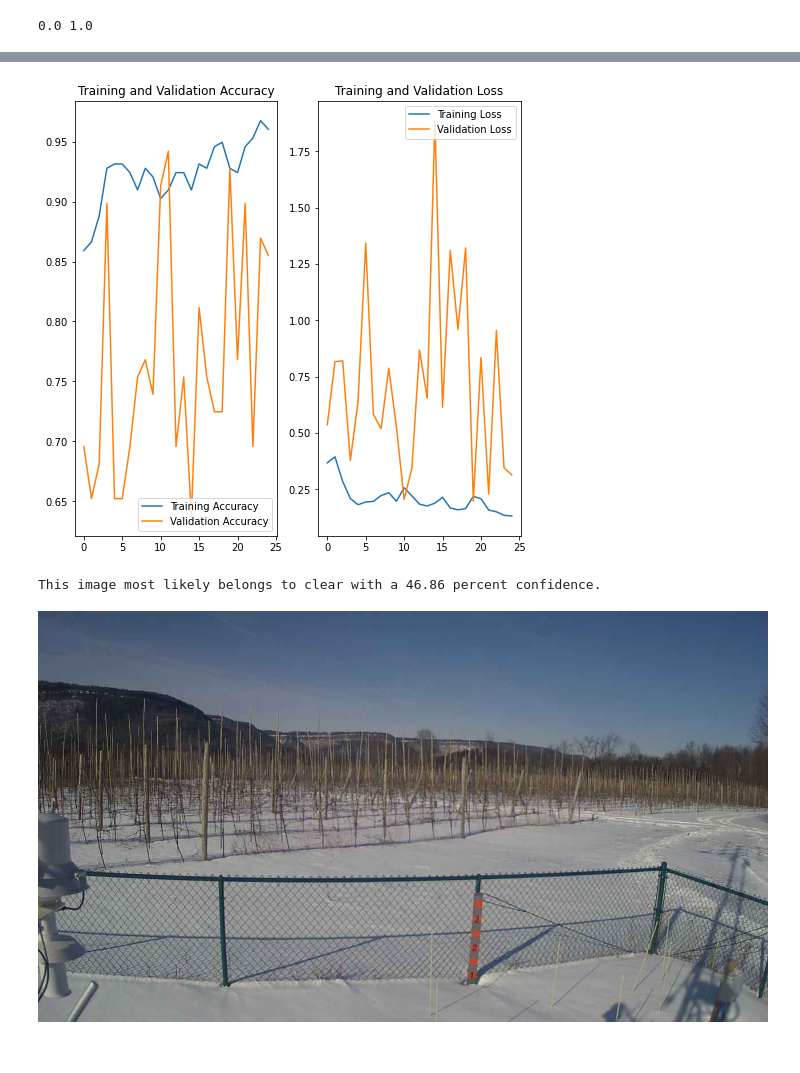
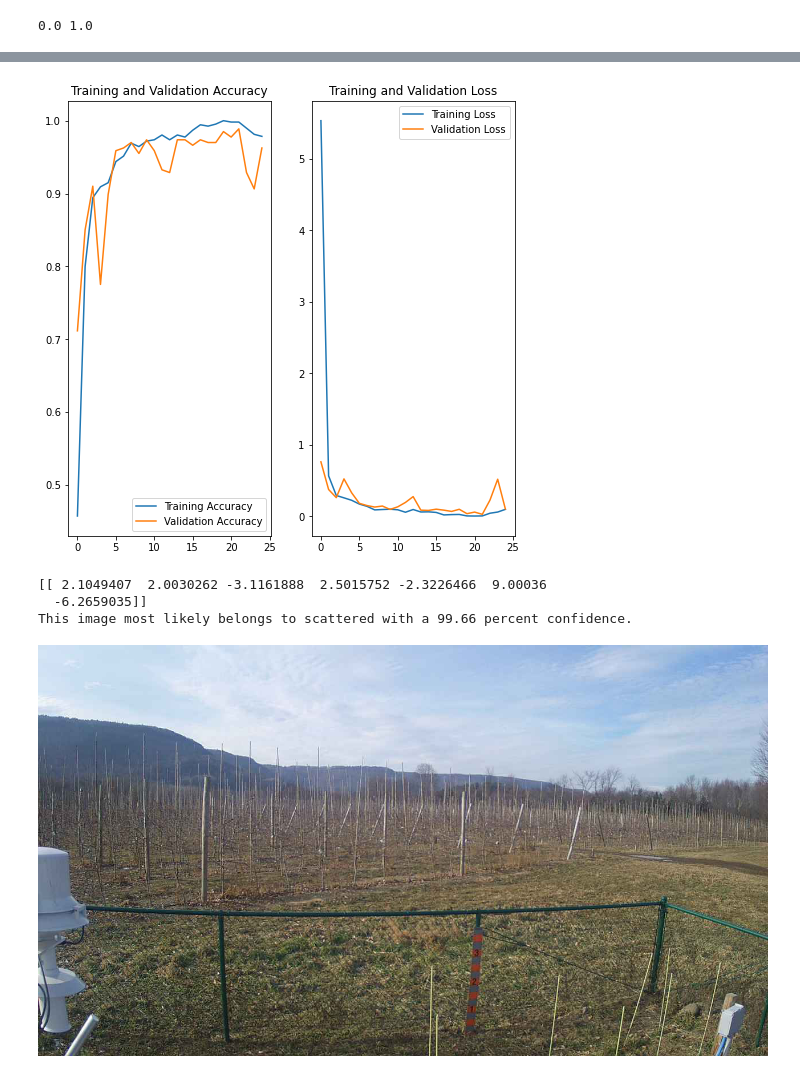
Before and after one commit to arnoldas500/clouds_detection, a Jupyter notebook: cloud_classifier.ipynb, the cells around one changed output, grey strips where cells are left out. Cells and saved outputs as stored; diff of their text form; code cells hidden in the pictures.

Commit message:
updated model prediction results and graphs

```diff
--- a/cloud_classifier.ipynb
+++ b/cloud_classifier.ipynb
@@ -155,7 +153,7 @@ print(np.min(first_image), np.max(first_image))
 # %% [output]
 0.0 1.0
 # %%
-num_classes = 6
+num_classes = 7
 #build the model
 model = Sequential([
   layers.experimental.preprocessing.Rescaling(1./255, input_shape=(img_height, img_width, 3)),
@@ -371,33 +369,36 @@ plt.legend(loc='upper right')
 plt.title('Training and Validation Loss')
 plt.show()
 # %% [output]
-[figure, old version]
+[figure, new version]
 # %%
 #overcast 20191030T161529_VOOR
 
 #rain 20161013T164513_YORK.jpg_sliding_window.jpg
 
 #partly 20191112T183029_VOOR
 
 #clear 20190511T122529_VOOR
 #clear 20191008T165026_BURT
 #clear 20160420T221001_DELE
-new_img_path = '/home/arnold/raindrop-detection-cnn/test/20190202T145529_VOOR.jpg'
+new_img_path = '/home/mesonet/cam_photos/2018/12/20/VOOR/20181220T175030_VOOR.jpg'
+#new_img_path = '/home/arnold/raindrop-detection-cnn/mesonet/20161013T164513_YORK.jpg_sliding_window.jpg'
 
 img = keras.preprocessing.image.load_img(
     new_img_path, target_size=(img_height, img_width)
 )
 img_array = keras.preprocessing.image.img_to_array(img)
 img_array = tf.expand_dims(img_array, 0) # Create a batch
 
 predictions = model.predict(img_array)
 score = tf.nn.softmax(predictions[0])
-
+print(predictions)
 print(
     "This image most likely belongs to {} with a {:.2f} percent confidence."
     .format(class_names[np.argmax(score)], 100 * np.max(score))
 )
 PIL.Image.open(new_img_path)
 # %% [output]
-This image most likely belongs to clear with a 46.86 percent confidence.
+[[ 2.1049407  2.0030262 -3.1161888  2.5015752 -2.3226466  9.00036
+  -6.2659035]]
+This image most likely belongs to scattered with a 99.66 percent confidence.
-[figure, old version]
+[figure, new version]
```
Also changed, not shown: parts of 20 cells of this notebook, 2 other files.
